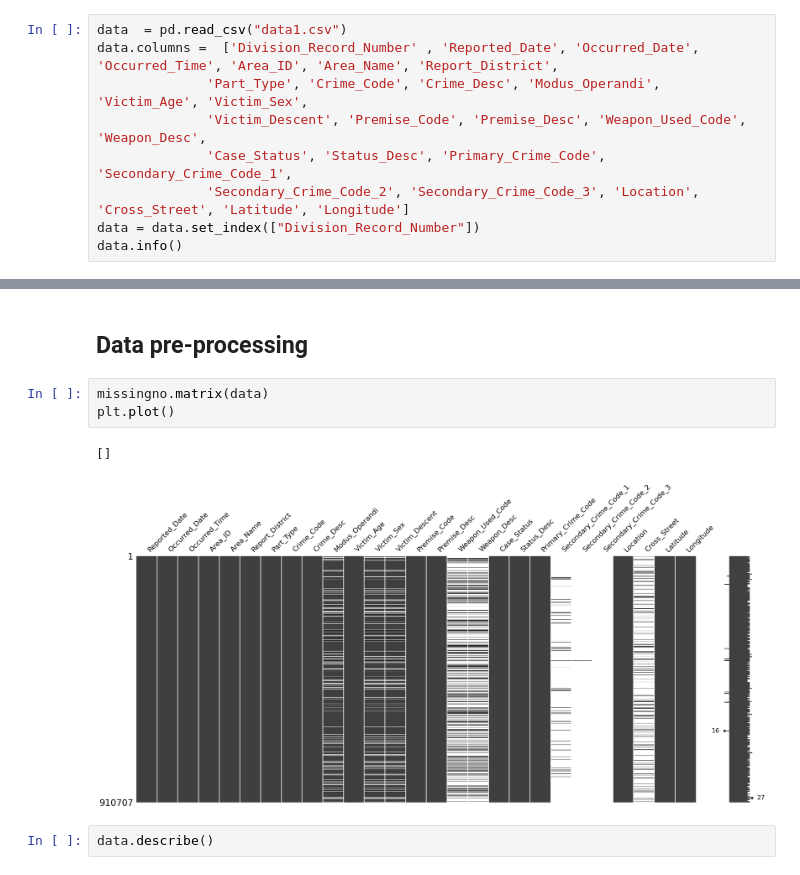
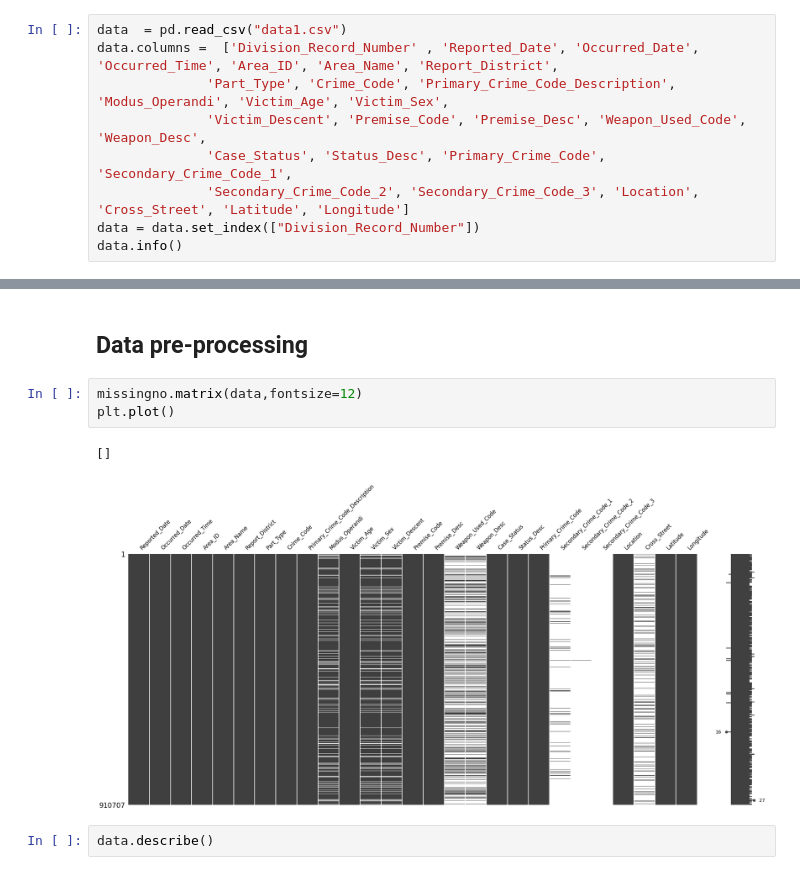
Before and after one commit to AyoubLaar/Data-Mining-Project, a Jupyter notebook: notebook.ipynb, the cells around one changed output, grey strips where cells are left out. Drawn from its saved outputs; the diff is of its cells as text.

```diff
--- a/notebook.ipynb
+++ b/notebook.ipynb
@@ -167,7 +170,7 @@ pd.options.display.max_columns = None
 # %%
 data  = pd.read_csv("data1.csv")
 data.columns =  ['Division_Record_Number' , 'Reported_Date', 'Occurred_Date', 'Occurred_Time', 'Area_ID', 'Area_Name', 'Report_District',
-              'Part_Type', 'Crime_Code', 'Crime_Desc', 'Modus_Operandi', 'Victim_Age', 'Victim_Sex',
+              'Part_Type', 'Crime_Code', 'Primary_Crime_Code_Description', 'Modus_Operandi', 'Victim_Age', 'Victim_Sex',
               'Victim_Descent', 'Premise_Code', 'Premise_Desc', 'Weapon_Used_Code', 'Weapon_Desc',
               'Case_Status', 'Status_Desc', 'Primary_Crime_Code', 'Secondary_Crime_Code_1',
               'Secondary_Crime_Code_2', 'Secondary_Crime_Code_3', 'Location', 'Cross_Street', 'Latitude', 'Longitude']
@@ -204,11 +207,11 @@ data.head(5)
 # %% [markdown]
 <h2>Data pre-processing</h2>
 # %%
-missingno.matrix(data)
+missingno.matrix(data,fontsize=12)
 plt.plot()
 # %% [output]
 []
-[figure, old version]
+[figure, new version]
 # %%
 data.describe()
 # %% [output]
```
Also changed, not shown: parts of 43 cells of this notebook, 3 other files.
